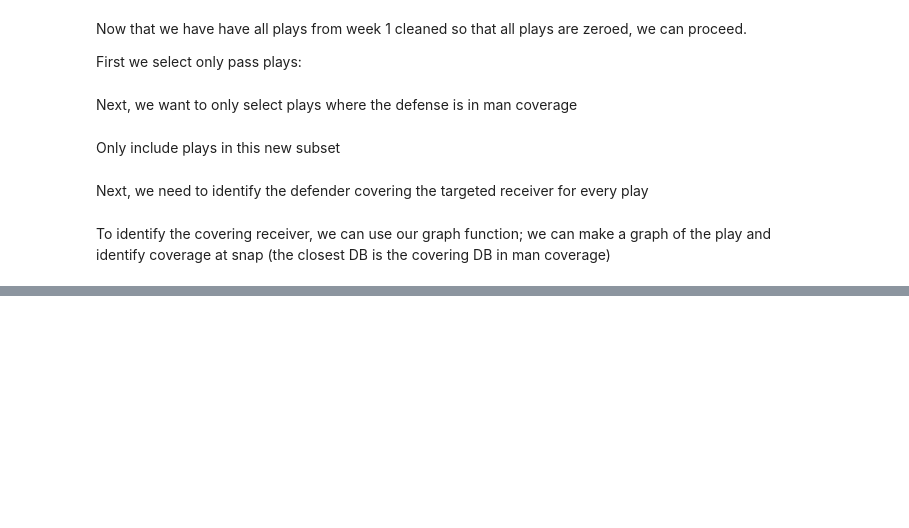
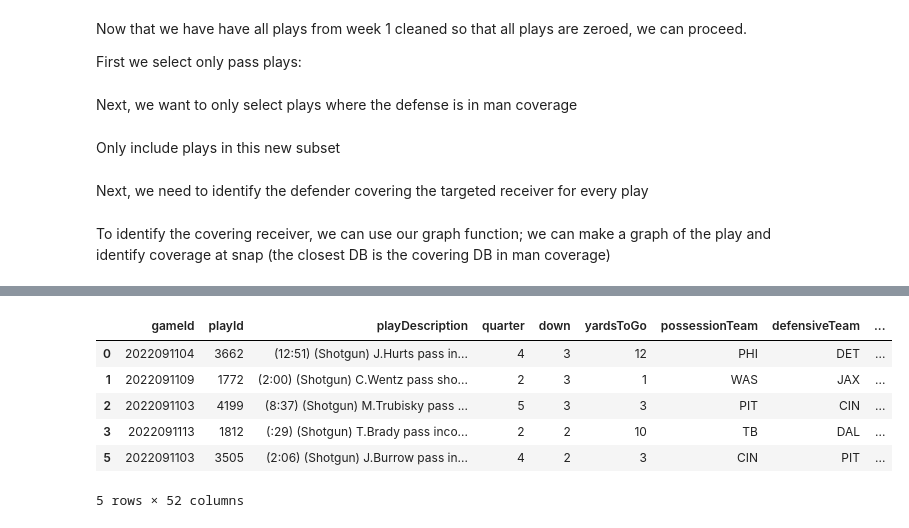
Before and after one commit to njbirk/big_data_bowl_2025, a Jupyter notebook: python/separation.ipynb, the cells around one changed output, grey strips where cells are left out. Drawn from its saved outputs; the diff is of its cells as text; code cells hidden in the pictures; blank space fills up the shorter version.

```diff
--- a/python/separation.ipynb
+++ b/python/separation.ipynb
@@ -62,28 +62,3 @@ plays = plays.merge(targets, on=['gameId', 'playId'], how='left')
 plays.dropna(subset=['target'], inplace=True)
 # %% [markdown]
 To identify the covering receiver, we can use our graph function; we can make a graph of the play and identify coverage at snap (the closest DB is the covering DB in man coverage)
-# %%
-covering_players = []
-
-for index, play in plays.iterrows():  # Correct usage of iterrows
-    play_graphs = clean.graph_one_play(tracking_df, play['gameId'], play['playId'], 'post')
-
-    # Get graph at snap
-    play_graph = play_graphs[0]
-
-    specific_node_id = play['target']
-    specific_edge_type = "coverage"
-
-    # Initialize to handle cases where no covering player is found
-    other_node = None
-
-    # Find the other node in the edge
-    for neighbor in play_graph.neighbors(specific_node_id):
-        if play_graph[specific_node_id][neighbor].get("edge_type") == specific_edge_type:
-            other_node = neighbor
-            break  # Stop after finding the first match
-
-    covering_players.append(other_node)  # Append even if None (no covering player found)
-
-# Add covering players to the DataFrame
-plays['covering'] = covering_players
@@ -123,0 +95,10 @@ test
+# %%
+plays.head()
+# %% [output]
+|  | gameId | playId | playDescription | quarter | down | yardsToGo | possessionTeam | defensiveTeam | ... |
+| 0 | 2022091104 | 3662 | (12:51) (Shotgun) J.Hurts pass in... | 4 | 3 | 12 | PHI | DET | ... |
+| 1 | 2022091109 | 1772 | (2:00) (Shotgun) C.Wentz pass sho... | 2 | 3 | 1 | WAS | JAX | ... |
+| 2 | 2022091103 | 4199 | (8:37) (Shotgun) M.Trubisky pass ... | 5 | 3 | 3 | PIT | CIN | ... |
+| 3 | 2022091113 | 1812 | (:29) (Shotgun) T.Brady pass inco... | 2 | 2 | 10 | TB | DAL | ... |
+| 5 | 2022091103 | 3505 | (2:06) (Shotgun) J.Burrow pass in... | 4 | 2 | 3 | CIN | PIT | ... |
+5 rows × 52 columns
```
Also changed, not shown: parts of 2 cells of this notebook, 1 other file.
